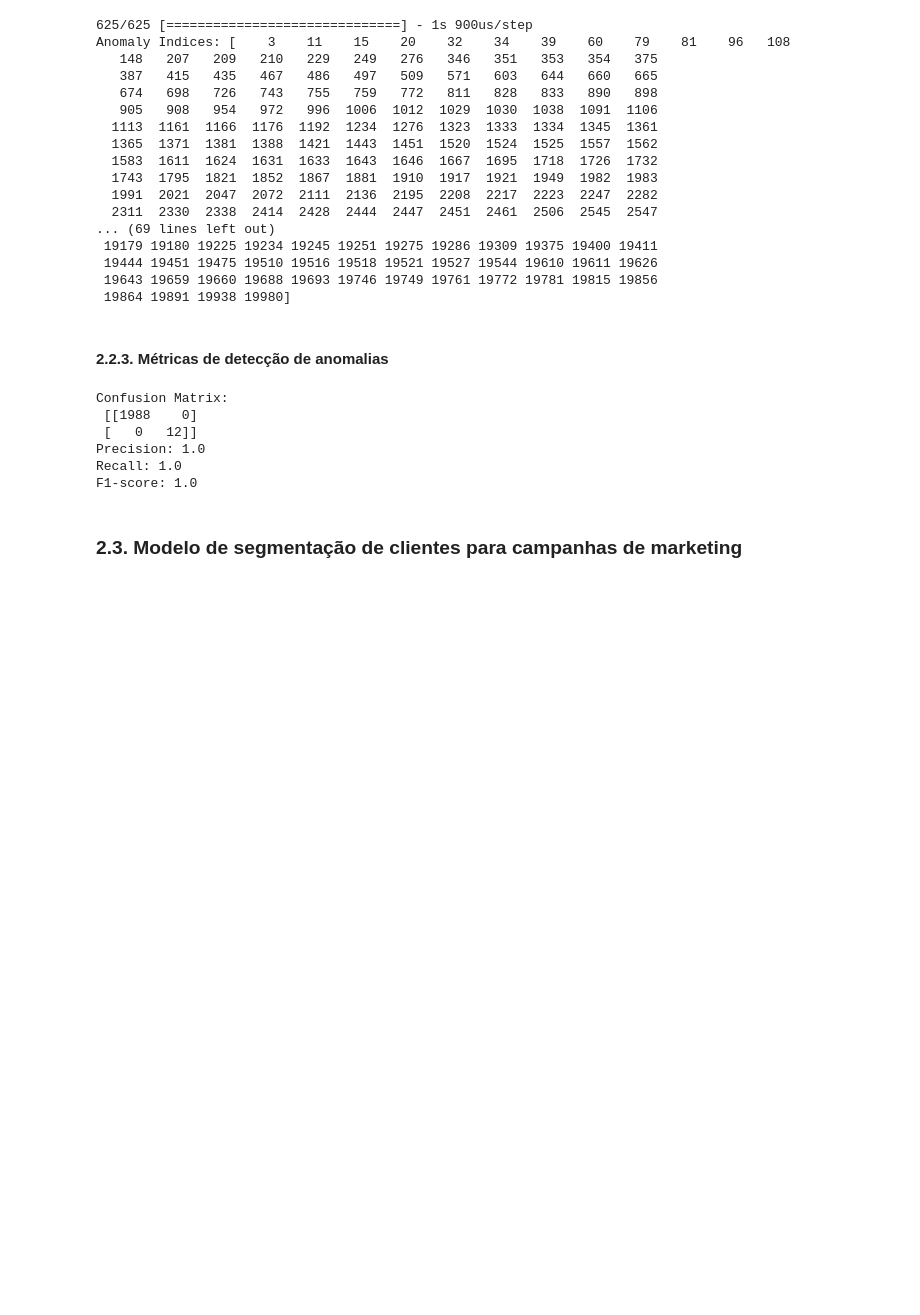
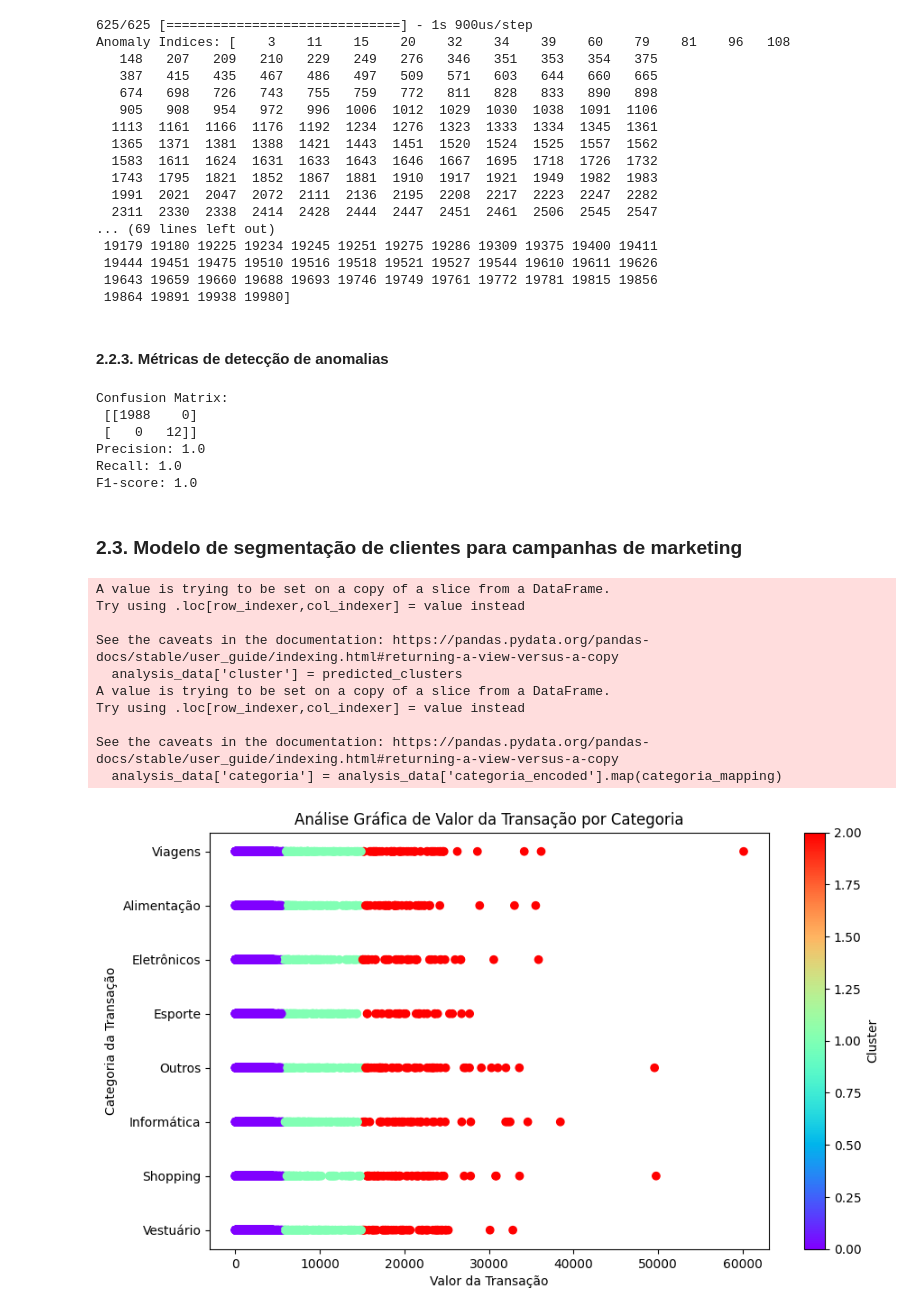
Before and after one commit to CeLo93/ML_analise_preditiva_de_fraudes_e_marketing, a Jupyter notebook: Prediction_DadosFera.ipynb, the cells around one changed output. Saved outputs shown, nothing was run; the diff lists cells and outputs as text; code cells hidden in the pictures; blank space fills up the shorter version.

```diff
--- a/Prediction_DadosFera.ipynb
+++ b/Prediction_DadosFera.ipynb
@@ -866,3 +848,53 @@ Recall: 1.0
 F1-score: 1.0
 # %% [markdown]
 ### 2.3. Modelo de segmentação de clientes para campanhas de marketing
+# %%
+import pandas as pd
+import matplotlib.pyplot as plt
+from sklearn.cluster import KMeans
+from sklearn.preprocessing import LabelEncoder
+
+# Carregar os dados do arquivo CSV
+data = pd.read_csv("/content/dados.csv")
+
+# Codificar as categorias em valores numéricos
+label_encoder = LabelEncoder()
+data['categoria_encoded'] = label_encoder.fit_transform(data['categoria_transacao'])
+
+# Criar um dicionário para mapear os valores numéricos de volta para os nomes das categorias
+categoria_mapping = {i: cat for i, cat in enumerate(label_encoder.classes_)}
+
+# Selecionar as colunas relevantes para a análise gráfica
+analysis_data = data[['valor_transacao', 'categoria_encoded']]
+
+# Definir o número de clusters desejado
+k = 3
+
+# Aplicar o modelo K-Means
+kmeans = KMeans(n_clusters=k, random_state=42)
+predicted_clusters = kmeans.fit_predict(analysis_data)
+
+# Adicionar os rótulos dos clusters e os nomes das categorias aos dados
+analysis_data['cluster'] = predicted_clusters
+analysis_data['categoria'] = analysis_data['categoria_encoded'].map(categoria_mapping)
+
+# Plotar a análise gráfica
+plt.figure(figsize=(10, 6))
+plt.scatter(analysis_data['valor_transacao'], analysis_data['categoria'], c=analysis_data['cluster'], cmap='rainbow')
+plt.xlabel('Valor da Transação')
+plt.ylabel('Categoria da Transação')
+plt.title('Análise Gráfica de Valor da Transação por Categoria')
+plt.colorbar(label='Cluster')
+plt.show()
+# %% [output]
+A value is trying to be set on a copy of a slice from a DataFrame.
+Try using .loc[row_indexer,col_indexer] = value instead
+
+See the caveats in the documentation: https://pandas.pydata.org/pandas-docs/stable/user_guide/indexing.html#returning-a-view-versus-a-copy
+  analysis_data['cluster'] = predicted_clusters
+A value is trying to be set on a copy of a slice from a DataFrame.
+Try using .loc[row_indexer,col_indexer] = value instead
+
+See the caveats in the documentation: https://pandas.pydata.org/pandas-docs/stable/user_guide/indexing.html#returning-a-view-versus-a-copy
+  analysis_data['categoria'] = analysis_data['categoria_encoded'].map(categoria_mapping)
+[figure, added]
```
Also changed, not shown: parts of 4 cells of this notebook.
